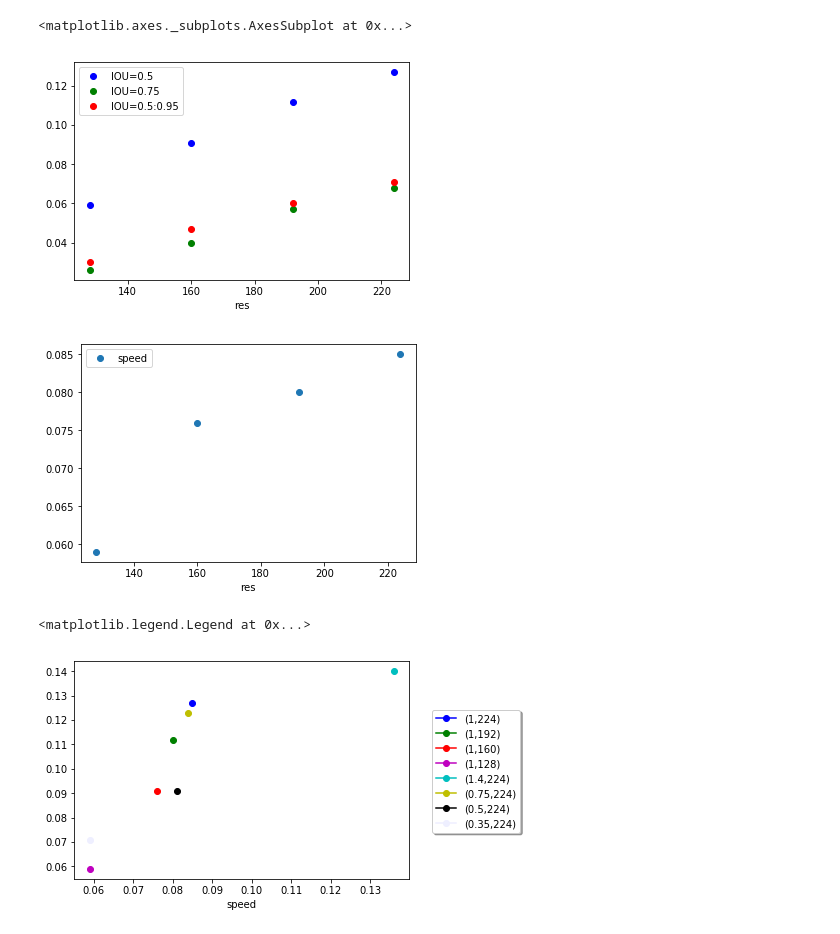
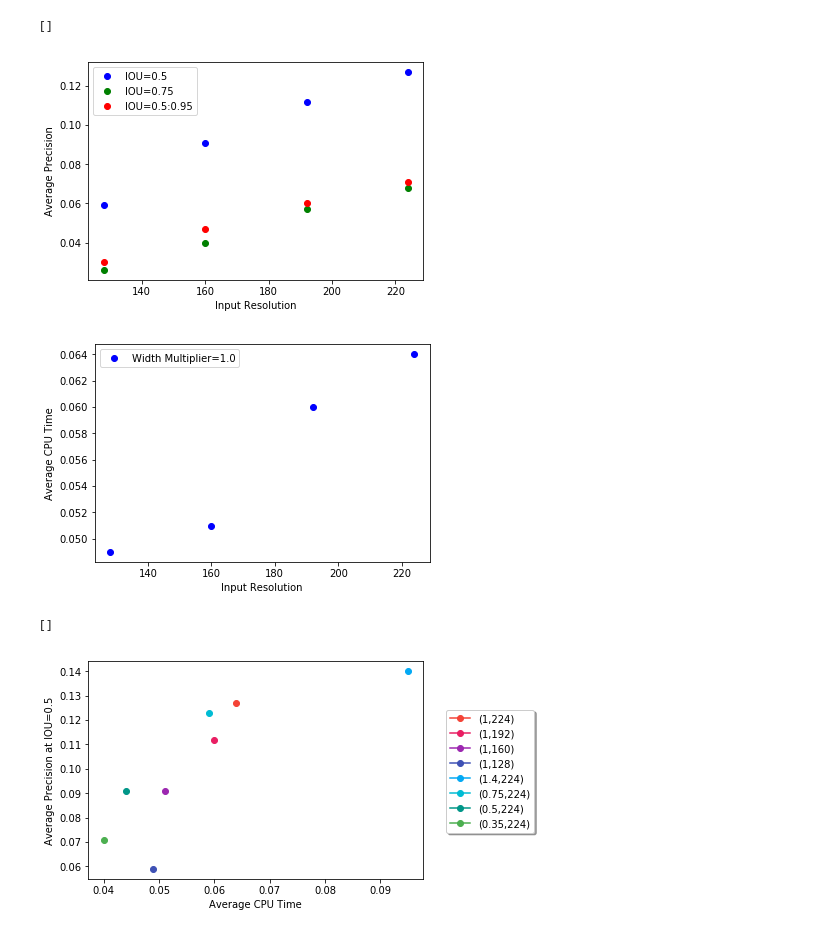
Before and after one commit to lindawangg/OLIV, a Jupyter notebook: eval/comparisons.ipynb, the cells around one changed output. Cells and saved outputs as stored; diff of their text form; code cells hidden in the pictures.

```diff
--- a/eval/comparisons.ipynb
+++ b/eval/comparisons.ipynb
@@ -7,7 +7,7 @@ r = {'width': [1.4, 1.3, 1, 0.75, 0.5, 0.35, 1, 1, 1],
      'IOU=0.5': [0.140, 0.143, 0.127, 0.123, 0.091, 0.071, 0.112, 0.091, 0.059],
      'IOU=0.75':[0.075, 0.077, 0.068, 0.061, 0.046, 0.033, 0.057, 0.040, 0.026],
      'IOU=0.5:0.95':[0.076, 0.078, 0.071,0.066, 0.050, 0.037, 0.060, 0.047, 0.030],
-     'speed':[0.136,0.12, 0.085,0.084, 0.081, 0.059, 0.080, 0.076, 0.059]}
+     'speed':[0.095,0.085, 0.064,0.059, 0.044, 0.040, 0.060, 0.051, 0.049]}
 df = pd.DataFrame(data=r)
 df
 # %% [output]
@@ -41,25 +67,34 @@ ap_res = df.loc[df['width']==1]
 ax = ap_res.plot(x='res', y='IOU=0.5', style='bo')
 ap_res.plot(ax=ax, x='res', y='IOU=0.75', style='go')
 ap_res.plot(ax=ax, x='res', y='IOU=0.5:0.95', style='ro')
+ax.set_xlabel('Input Resolution')
+ax.set_ylabel('Average Precision')
 ax.legend()
+ax.plot()
 
 speed_res = df.loc[df['width']==1]
-speed_res.plot(x='res', y='speed', style='o')
+ax = speed_res.plot(x='res', y='speed', style='bo', label='Width Multiplier=1.0')
+ax.set_xlabel('Input Resolution')
+ax.set_ylabel('Average CPU Time')
+ax.plot()
 # %% [output]
-<matplotlib.axes._subplots.AxesSubplot at 0x...>
+[]
-[figure, old version]
+[figure, new version]
-[figure, old version]
+[figure, new version]
 # %%
 # speed vs accuracy for all models
-ax = df.loc[(df['width']==1) & (df['res']==224)].plot(x='speed', y='IOU=0.5', color='b', marker='o', label='(1,224)')
-df.loc[(df['width']==1) & (df['res']==192)].plot(ax=ax, x='speed', y='IOU=0.5', color='g', marker='o', label='(1,192)')
-df.loc[(df['width']==1) & (df['res']==160)].plot(ax=ax, x='speed', y='IOU=0.5', color='r', marker='o', label='(1,160)')
-df.loc[(df['width']==1) & (df['res']==128)].plot(ax=ax, x='speed', y='IOU=0.5', color='m', marker='o', label='(1,128)')
-df.loc[(df['width']==1.4) & (df['res']==224)].plot(ax=ax, x='speed', y='IOU=0.5', color='c', marker='o', label='(1.4,224)')
-df.loc[(df['width']==0.75) & (df['res']==224)].plot(ax=ax, x='speed', y='IOU=0.5', color='y', marker='o', label='(0.75,224)')
-df.loc[(df['width']==0.5) & (df['res']==224)].plot(ax=ax, x='speed', y='IOU=0.5', color='k', marker='o', label='(0.5,224)')
-df.loc[(df['width']==0.35) & (df['res']==224)].plot(ax=ax, x='speed', y='IOU=0.5', color='#eeefff', marker='o', label='(0.35,224)')
+ax = df.loc[(df['width']==1) & (df['res']==224)].plot(x='speed', y='IOU=0.5', color='#f44336', marker='o', label='(1,224)')
+df.loc[(df['width']==1) & (df['res']==192)].plot(ax=ax, x='speed', y='IOU=0.5', color='#e91e63', marker='o', label='(1,192)')
+df.loc[(df['width']==1) & (df['res']==160)].plot(ax=ax, x='speed', y='IOU=0.5', color='#9c27b0', marker='o', label='(1,160)')
+df.loc[(df['width']==1) & (df['res']==128)].plot(ax=ax, x='speed', y='IOU=0.5', color='#3f51b5', marker='o', label='(1,128)')
+df.loc[(df['width']==1.4) & (df['res']==224)].plot(ax=ax, x='speed', y='IOU=0.5', color='#03a9f4', marker='o', label='(1.4,224)')
+df.loc[(df['width']==0.75) & (df['res']==224)].plot(ax=ax, x='speed', y='IOU=0.5', color='#00bcd4', marker='o', label='(0.75,224)')
+df.loc[(df['width']==0.5) & (df['res']==224)].plot(ax=ax, x='speed', y='IOU=0.5', color='#009688', marker='o', label='(0.5,224)')
+df.loc[(df['width']==0.35) & (df['res']==224)].plot(ax=ax, x='speed', y='IOU=0.5', color='#4caf50', marker='o', label='(0.35,224)')
+ax.set_xlabel('Average CPU Time')
+ax.set_ylabel('Average Precision at IOU=0.5')
 ax.legend(loc='upper center', bbox_to_anchor=(1.2, 0.8), shadow=True, ncol=1)
+ax.plot()
 # %% [output]
-<matplotlib.legend.Legend at 0x...>
+[]
-[figure, old version]
+[figure, new version]
```
Also changed, not shown: parts of 4 cells of this notebook, 1 other file.
